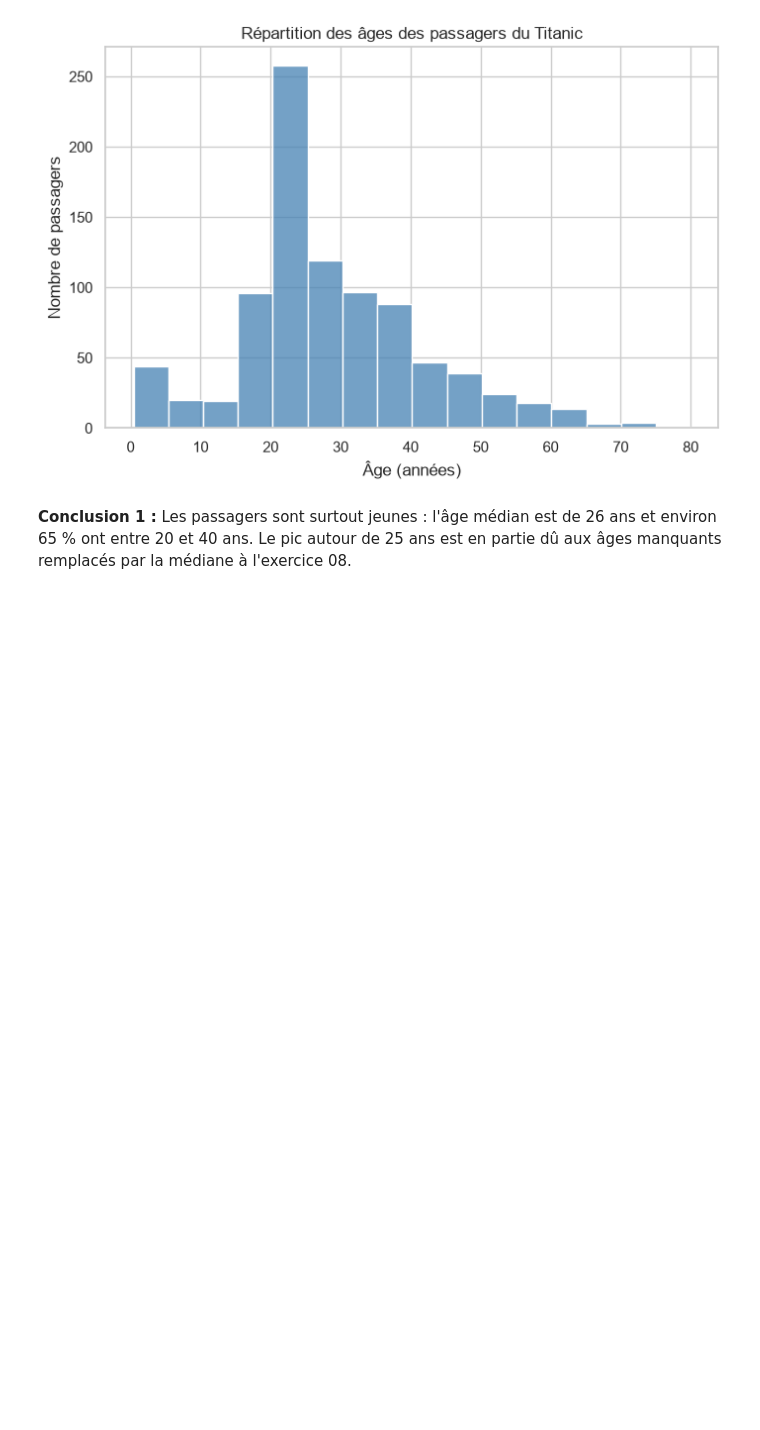
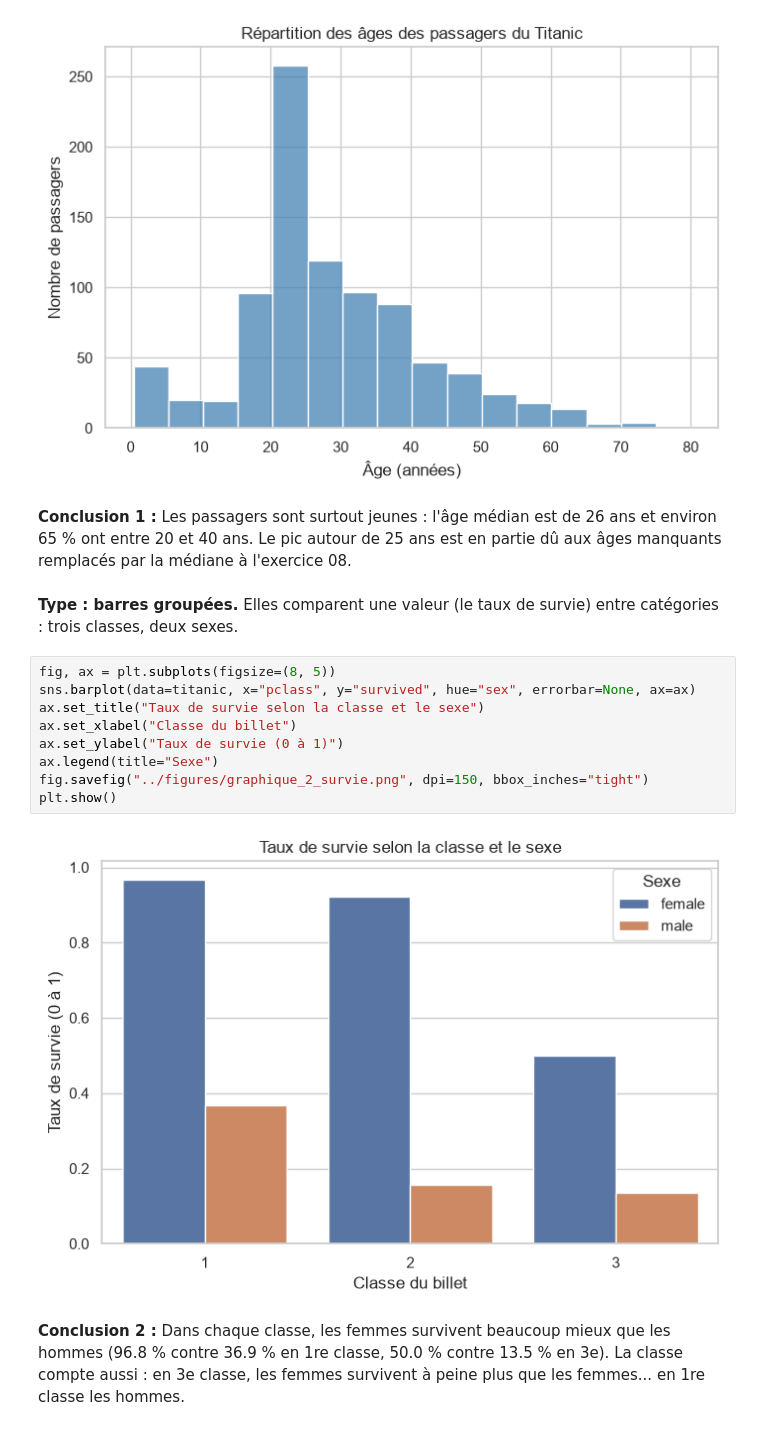
Before and after one commit to fotsotagnefred-png/Mon-projet-python, a Jupyter notebook: exercice-12/exercice.ipynb, the cells around one changed output. Drawn from its saved outputs; the diff is of its cells as text; blank space fills up the shorter version.

Commit message:
Exercice 12 : graphique 2, survie par classe et sexe

```diff
--- a/exercice-12/exercice.ipynb
+++ b/exercice-12/exercice.ipynb
@@ -43,3 +43,18 @@ plt.show()
 [figure]
 # %% [markdown]
 **Conclusion 1 :** Les passagers sont surtout jeunes : l'âge médian est de 26 ans et environ 65 % ont entre 20 et 40 ans. Le pic autour de 25 ans est en partie dû aux âges manquants remplacés par la médiane à l'exercice 08.
+# %% [markdown]
+**Type : barres groupées.** Elles comparent une valeur (le taux de survie) entre catégories : trois classes, deux sexes.
+# %%
+fig, ax = plt.subplots(figsize=(8, 5))
+sns.barplot(data=titanic, x="pclass", y="survived", hue="sex", errorbar=None, ax=ax)
+ax.set_title("Taux de survie selon la classe et le sexe")
+ax.set_xlabel("Classe du billet")
+ax.set_ylabel("Taux de survie (0 à 1)")
+ax.legend(title="Sexe")
+fig.savefig("../figures/graphique_2_survie.png", dpi=150, bbox_inches="tight")
+plt.show()
+# %% [output]
+[figure, added]
+# %% [markdown]
+**Conclusion 2 :** Dans chaque classe, les femmes survivent beaucoup mieux que les hommes (96.8 % contre 36.9 % en 1re classe, 50.0 % contre 13.5 % en 3e). La classe compte aussi : en 3e classe, les femmes survivent à peine plus que les femmes... en 1re classe les hommes.
```
Also changed, not shown: 1 other file.
